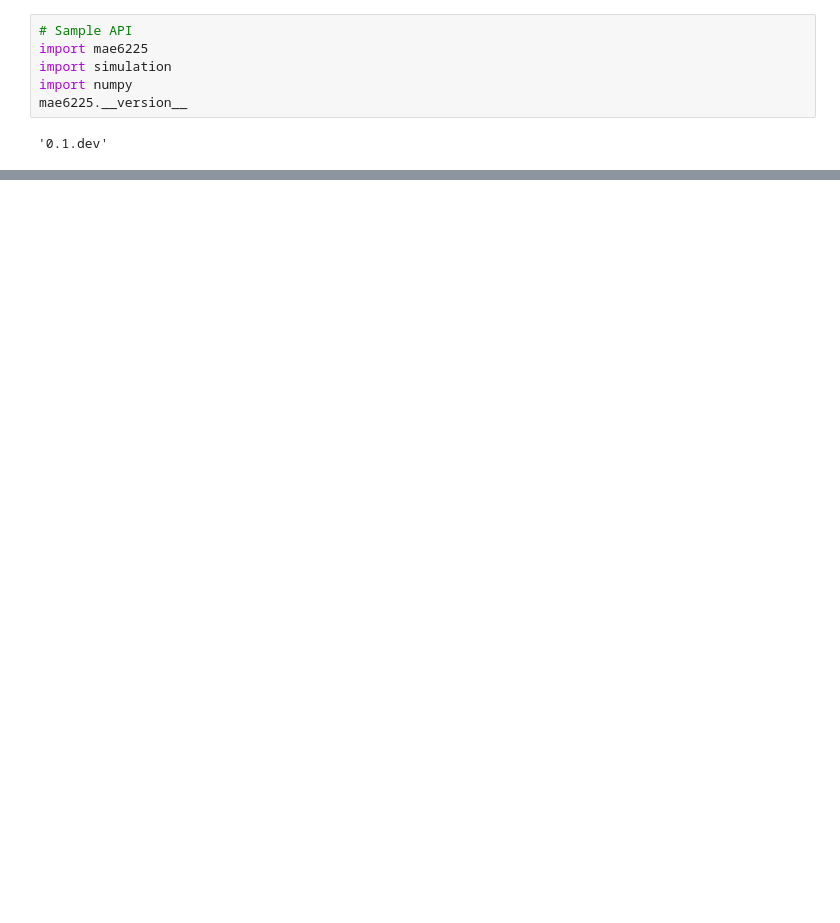
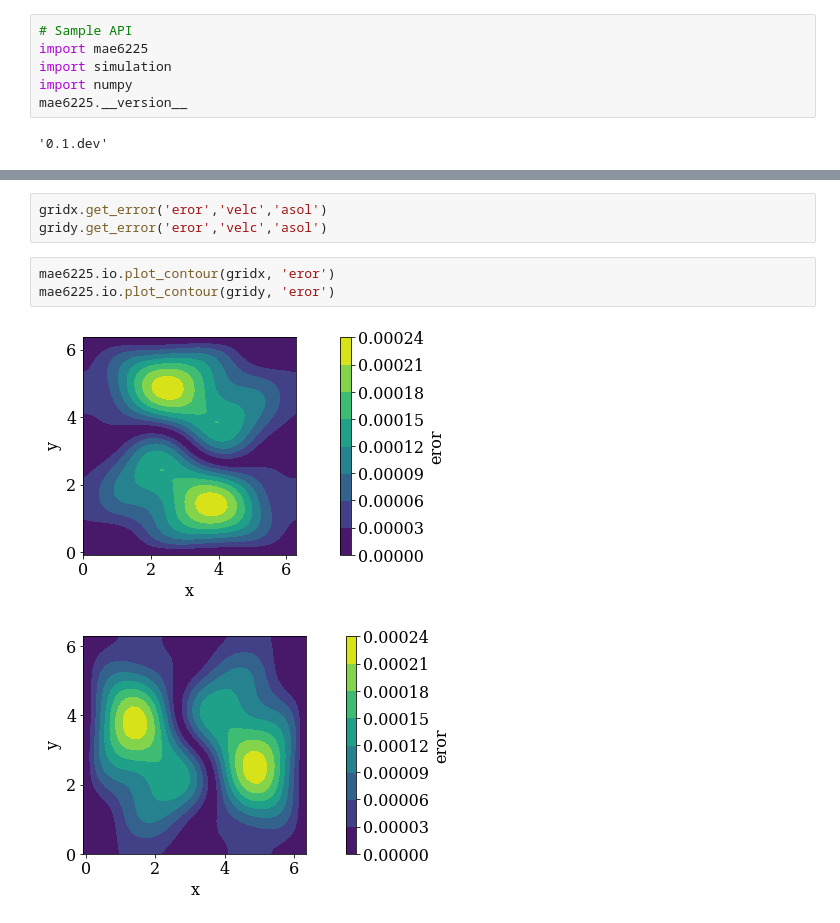
Before and after one commit to akashdhruv/FlowX, a Jupyter notebook: examples/ins/taylor_green_vortex/ins_euler_explicit.ipynb, the cells around one changed output, grey strips where cells are left out. Saved outputs shown, nothing was run; the diff lists cells and outputs as text; blank space fills up the shorter version.

```diff
--- a/examples/ins/taylor_green_vortex/ins_euler_explicit.ipynb
+++ b/examples/ins/taylor_green_vortex/ins_euler_explicit.ipynb
@@ -103,0 +124,9 @@ mae6225.io.plot_vector(gridx,gridy,'velc')
+# %%
+gridx.get_error('eror','velc','asol')
+gridy.get_error('eror','velc','asol')
+# %%
+mae6225.io.plot_contour(gridx, 'eror')
+mae6225.io.plot_contour(gridy, 'eror')
+# %% [output]
+[figure, added]
+[figure, added]
```
Also changed, not shown: parts of 7 cells of this notebook, 3 other files.
